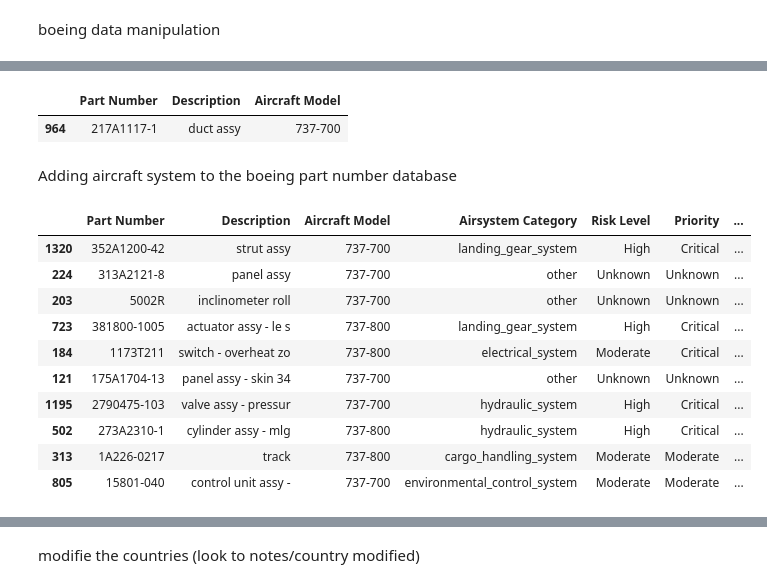
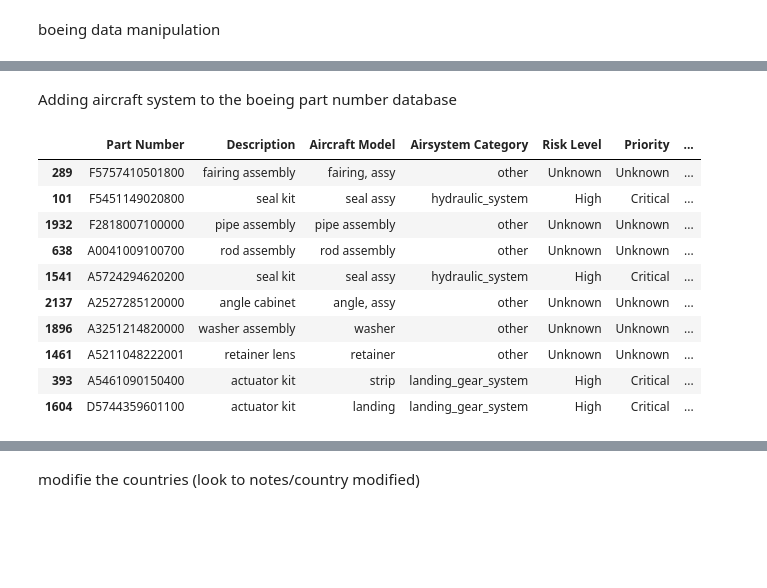
Before and after one commit to thedevreda/JadAerov1.1, a Jupyter notebook: Script0 -(Airbus) Data Manipulation.ipynb, the cells around one changed output, grey strips where cells are left out. Saved outputs shown, nothing was run; the diff lists cells and outputs as text; code cells hidden in the pictures; blank space fills up the shorter version.

```diff
--- a/Script0 -(Airbus) Data Manipulation.ipynb
+++ b/Script0 -(Airbus) Data Manipulation.ipynb
@@ -5,13 +5,9 @@ import json
 # %%
 pwd = os.getcwd()
 filepath = os.path.join(pwd, 'Data', 'Data - Airbus Airlines.csv')
-filepath1 = os.path.join(pwd, 'Data', 'Data - Boeing Airlines.csv')
-filepath2 = os.path.join(pwd, 'Data', 'Data - Boeing_parts.csv')
-filepath3 = os.path.join(pwd, 'Data', 'Data - Airbus_parts.csv')
+filepath2 = os.path.join(pwd, 'Data', 'Data - Airbus_parts.csv')
 filepathjson = os.path.join(pwd, 'Json', 'Json - Aircraft Systems.json')
 dataset_airbus_airlines = pd.read_csv(filepath, encoding='latin1')
-dataset_boeing_airlines = pd.read_csv(filepath1, encoding='latin1')
-dataset_boeing_parts = pd.read_csv(filepath2)
-dataset_airbus_parts = pd.read_csv(filepath3)
+dataset_airbus_parts = pd.read_csv(filepath2)
 dataset_replacement_interval = pd.read_json(filepathjson)
 # %%
@@ -57,8 +34,3 @@ dataset_boeing_parts
-# %%
-dataset_boeing_parts.sample()
-# %% [output]
-|  | Part Number | Description | Aircraft Model |
-| 964 | 217A1117-1 | duct assy | 737-700 |
 # %% [markdown]
 Adding aircraft system to the boeing part number database
 # %%
@@ -110,25 +82,25 @@ def get_countries(description):
     return aircraft_systems.get(category, {}).get('countries', [])
 
 # Assuming your dataset is a pandas DataFrame with a 'Description' column
-dataset_boeing_parts['Airsystem Category'] = dataset_boeing_parts['Description'].apply(categorize_part)
-dataset_boeing_parts['Risk Level'] = dataset_boeing_parts['Description'].apply(get_risk_level)
-dataset_boeing_parts['Priority'] = dataset_boeing_parts['Description'].apply(get_priority)
-dataset_boeing_parts['Replacement Interval'] = dataset_boeing_parts['Description'].apply(get_primary_replacement_interval)
-dataset_boeing_parts['Replacement Name'] = dataset_boeing_parts['Description'].apply(get_replacement_name_by_interval)
-dataset_boeing_parts['Geo Location'] = dataset_boeing_parts['Description'].apply(get_geo_targets)    # <-- returns a list
-dataset_boeing_parts['Countries'] = dataset_boeing_parts['Description'].apply(get_countries)        # <-- returns a list
+dataset_airbus_parts['Airsystem Category'] = dataset_airbus_parts['Description'].apply(categorize_part)
+dataset_airbus_parts['Risk Level'] = dataset_airbus_parts['Description'].apply(get_risk_level)
+dataset_airbus_parts['Priority'] = dataset_airbus_parts['Description'].apply(get_priority)
+dataset_airbus_parts['Replacement Interval'] = dataset_airbus_parts['Description'].apply(get_primary_replacement_interval)
+dataset_airbus_parts['Replacement Name'] = dataset_airbus_parts['Description'].apply(get_replacement_name_by_interval)
+dataset_airbus_parts['Geo Location'] = dataset_airbus_parts['Description'].apply(get_geo_targets)    # <-- returns a list
+dataset_airbus_parts['Countries'] = dataset_airbus_parts['Description'].apply(get_countries)        # <-- returns a list
 # %%
-dataset_boeing_parts.sample(10)
+dataset_airbus_parts.sample(10)
 # %% [output]
 |  | Part Number | Description | Aircraft Model | Airsystem Category | Risk Level | Priority | ... |
-| 1320 | 352A1200-42 | strut assy | 737-700 | landing_gear_system | High | Critical | ... |
-| 224 | 313A2121-8 | panel assy | 737-700 | other | Unknown | Unknown | ... |
-| 203 | 5002R | inclinometer roll | 737-700 | other | Unknown | Unknown | ... |
-| 723 | 381800-1005 | actuator assy - le s | 737-800 | landing_gear_system | High | Critical | ... |
-| 184 | 1173T211 | switch - overheat zo | 737-800 | electrical_system | Moderate | Critical | ... |
-| 121 | 175A1704-13 | panel assy - skin 34 | 737-700 | other | Unknown | Unknown | ... |
-| 1195 | 2790475-103 | valve assy - pressur | 737-700 | hydraulic_system | High | Critical | ... |
-| 502 | 273A2310-1 | cylinder assy - mlg | 737-800 | hydraulic_system | High | Critical | ... |
-| 313 | 1A226-0217 | track | 737-800 | cargo_handling_system | Moderate | Moderate | ... |
-| 805 | 15801-040 | control unit assy - | 737-700 | environmental_control_system | Moderate | Moderate | ... |
+| 289 | F5757410501800 | fairing assembly | fairing, assy | other | Unknown | Unknown | ... |
+| 101 | F5451149020800 | seal kit | seal assy | hydraulic_system | High | Critical | ... |
+| 1932 | F2818007100000 | pipe assembly | pipe assembly | other | Unknown | Unknown | ... |
+| 638 | A0041009100700 | rod assembly | rod assembly | other | Unknown | Unknown | ... |
+| 1541 | A5724294620200 | seal kit | seal assy | hydraulic_system | High | Critical | ... |
+| 2137 | A2527285120000 | angle cabinet | angle, assy | other | Unknown | Unknown | ... |
+| 1896 | A3251214820000 | washer assembly | washer | other | Unknown | Unknown | ... |
+| 1461 | A5211048222001 | retainer lens | retainer | other | Unknown | Unknown | ... |
+| 393 | A5461090150400 | actuator kit | strip | landing_gear_system | High | Critical | ... |
+| 1604 | D5744359601100 | actuator kit | landing | landing_gear_system | High | Critical | ... |
 # %%
```
Also changed, not shown: parts of 13 cells of this notebook.
